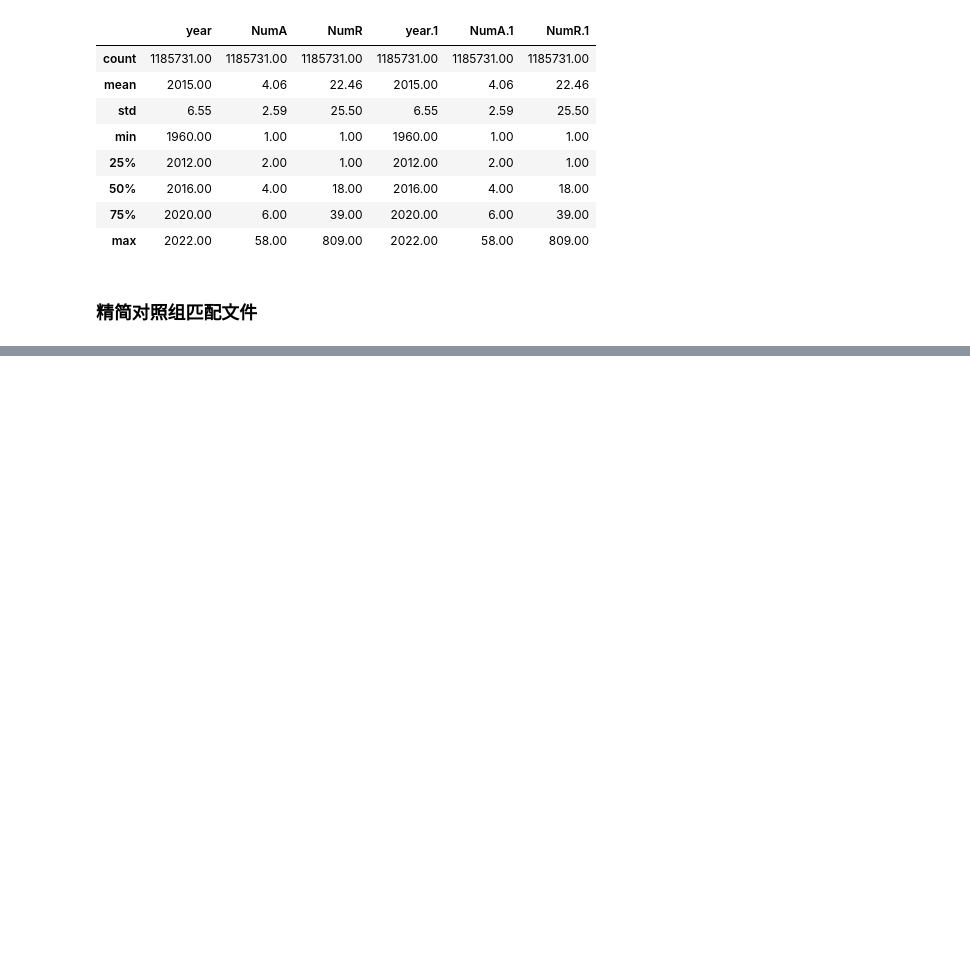
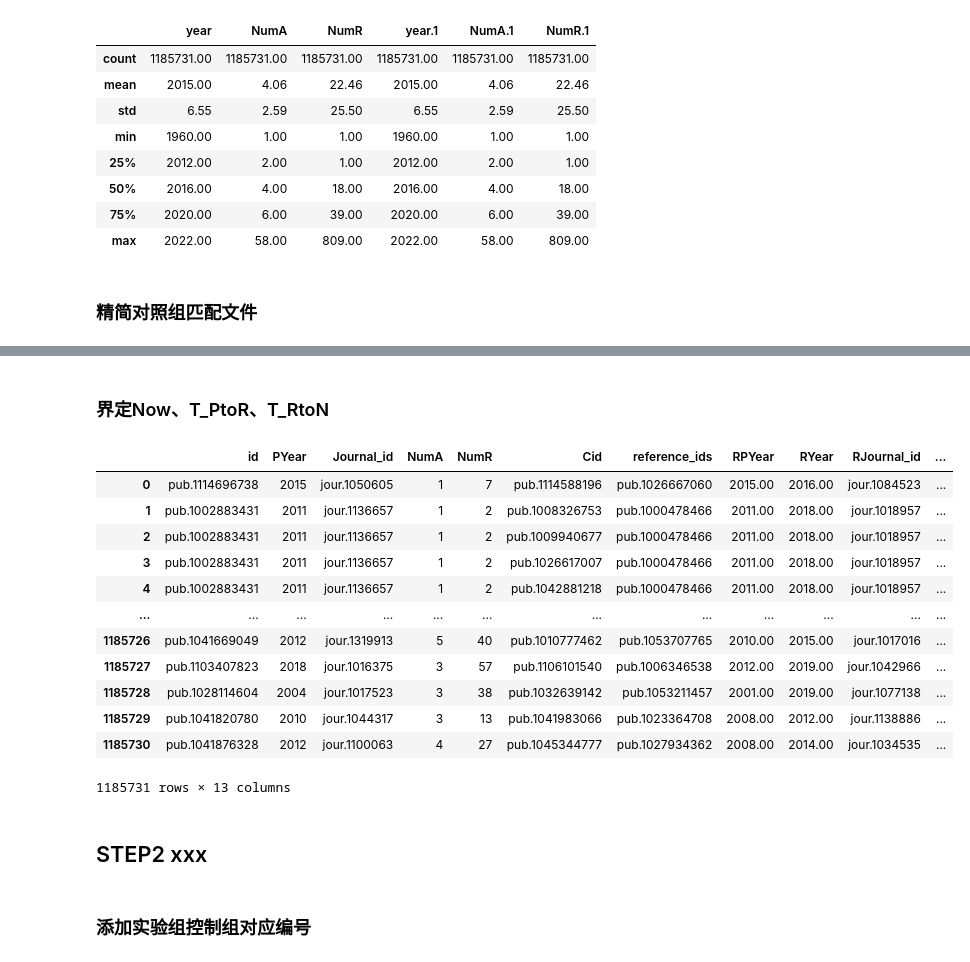
Before and after one commit to moonnotwhite30/notebook-backup, a Jupyter notebook: 2025_09_05.ipynb, the cells around one changed output, grey strips where cells are left out. Saved outputs shown, nothing was run; the diff lists cells and outputs as text; code cells hidden in the pictures; blank space fills up the shorter version.

```diff
--- a/2025_09_05.ipynb
+++ b/2025_09_05.ipynb
@@ -835,0 +860,4 @@ df = df.rename(columns={
+# %%
+#需要一些撤稿论文的原始信息
+#这些信息来自于模块二STEP3：/Data4/yutao_wen/25.9.17/df_containretra3.csv
+df_containretra3 = pd.read_csv("/Data4/yutao_wen/25.9.17/df_containretra3.csv")
@@ -835,0 +898,11 @@ df = df.rename(columns={
+# %%
+#把 df_containretra3里的 reference_ids, RPYear, RYear, RJournal_id 按照id合并到df里
+# 选择需要合并的几列
+cols_to_merge = ['id', 'reference_ids', 'RPYear', 'RYear', 'RJournal_id']
+
+# 执行合并
+df_merged = df.merge(
+    df_containretra3[cols_to_merge],
+    on='id',
+    how='left'   # 保留 df 的所有行
+)
@@ -835,0 +928,35 @@ df = df.rename(columns={
+# %% [markdown]
+### 界定Now、T_PtoR、T_RtoN
+# %%
+# 添加新列
+df_merged = df_merged.assign(
+    Now=2023,#为研究的截至点
+    T_PtoR=df_merged['RYear'] - df_merged['PYear'],
+    #目标论文发表到参考文献撤稿时间区间T
+    T_RtoN=2023 - df_merged['RYear']
+    #参考文献撤稿到2023时间区间T
+)
+# %%
+#命名为df_merged_ECR
+#Experimental Group---Control Group---Retratepapers
+df_merged_ECR = df_merged
+# %%
+df_merged_ECR
+# %% [output]
+|  | id | PYear | Journal_id | NumA | NumR | Cid | reference_ids | RPYear | RYear | RJournal_id | ... |
+| 0 | pub.1114696738 | 2015 | jour.1050605 | 1 | 7 | pub.1114588196 | pub.1026667060 | 2015.00 | 2016.00 | jour.1084523 | ... |
+| 1 | pub.1002883431 | 2011 | jour.1136657 | 1 | 2 | pub.1008326753 | pub.1000478466 | 2011.00 | 2018.00 | jour.1018957 | ... |
+| 2 | pub.1002883431 | 2011 | jour.1136657 | 1 | 2 | pub.1009940677 | pub.1000478466 | 2011.00 | 2018.00 | jour.1018957 | ... |
+| 3 | pub.1002883431 | 2011 | jour.1136657 | 1 | 2 | pub.1026617007 | pub.1000478466 | 2011.00 | 2018.00 | jour.1018957 | ... |
+| 4 | pub.1002883431 | 2011 | jour.1136657 | 1 | 2 | pub.1042881218 | pub.1000478466 | 2011.00 | 2018.00 | jour.1018957 | ... |
+| ... | ... | ... | ... | ... | ... | ... | ... | ... | ... | ... | ... |
+| 1185726 | pub.1041669049 | 2012 | jour.1319913 | 5 | 40 | pub.1010777462 | pub.1053707765 | 2010.00 | 2015.00 | jour.1017016 | ... |
+| 1185727 | pub.1103407823 | 2018 | jour.1016375 | 3 | 57 | pub.1106101540 | pub.1006346538 | 2012.00 | 2019.00 | jour.1042966 | ... |
+| 1185728 | pub.1028114604 | 2004 | jour.1017523 | 3 | 38 | pub.1032639142 | pub.1053211457 | 2001.00 | 2019.00 | jour.1077138 | ... |
+| 1185729 | pub.1041820780 | 2010 | jour.1044317 | 3 | 13 | pub.1041983066 | pub.1023364708 | 2008.00 | 2012.00 | jour.1138886 | ... |
+| 1185730 | pub.1041876328 | 2012 | jour.1100063 | 4 | 27 | pub.1045344777 | pub.1027934362 | 2008.00 | 2014.00 | jour.1034535 | ... |
+1185731 rows × 13 columns
+# %% [markdown]
+## STEP2 xxx
+# %% [markdown]
+### 添加实验组控制组对应编号
```
Also changed, not shown: parts of 11 cells of this notebook.
